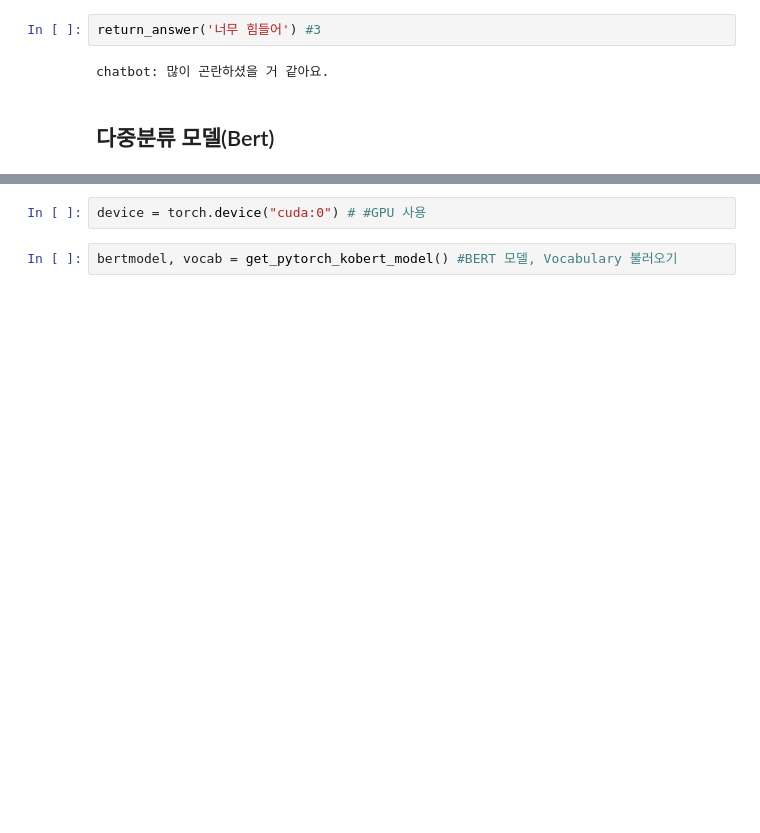
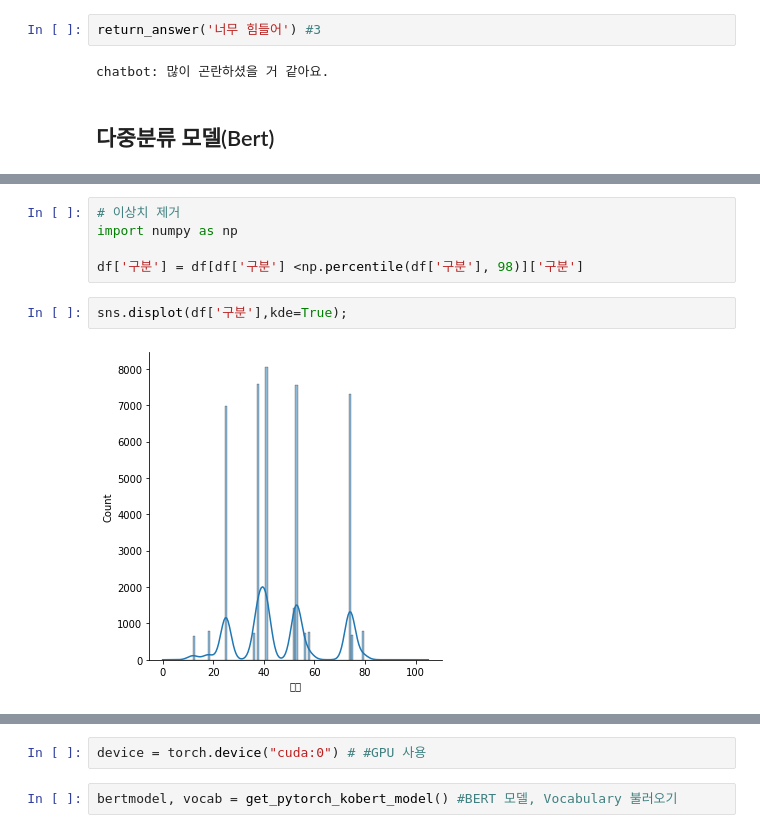
Before and after one commit to poandpo/-Korean-chatbot, a Jupyter notebook: AI_06_임채은.ipynb, the cells around one changed output, grey strips where cells are left out. Cells and saved outputs as stored; diff of their text form; blank space fills up the shorter version.

```diff
--- a/AI_06_임채은.ipynb
+++ b/AI_06_임채은.ipynb
@@ -891,0 +1149,9 @@ chatbot: 많이 곤란하셨을 거 같아요.
+# %%
+# 이상치 제거
+import numpy as np
+
+df['구분'] = df[df['구분'] <np.percentile(df['구분'], 98)]['구분']
+# %%
+sns.displot(df['구분'],kde=True);
+# %% [output]
+[figure, added]
```
Also changed, not shown: parts of 74 cells of this notebook.
